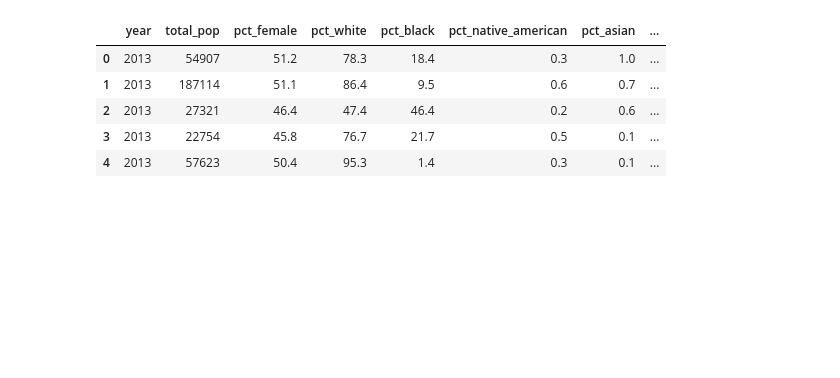
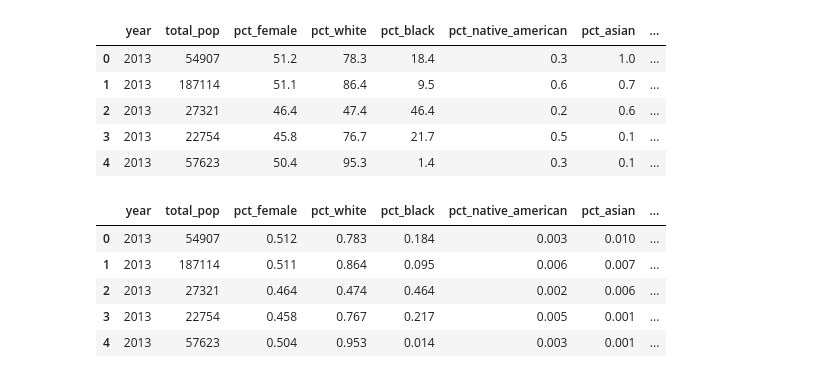
Before and after one commit to JayRPhilbrick/bdsi22dataminingsti, a Jupyter notebook: Notebooks/acs_dp05_cleaning_2013_redo.ipynb, the cells around one changed output. Drawn from its saved outputs; the diff is of its cells as text; code cells hidden in the pictures; blank space fills up the shorter version.

```diff
--- a/Notebooks/acs_dp05_cleaning_2013_redo.ipynb
+++ b/Notebooks/acs_dp05_cleaning_2013_redo.ipynb
@@ -141,5 +141,23 @@ df.head()
 | 2 | 2013 | 27321 | 46.4 | 47.4 | 46.4 | 0.2 | 0.6 | ... |
 | 3 | 2013 | 22754 | 45.8 | 76.7 | 21.7 | 0.5 | 0.1 | ... |
 | 4 | 2013 | 57623 | 50.4 | 95.3 | 1.4 | 0.3 | 0.1 | ... |
+# %%
+df['pct_female'] = df['pct_female'].apply(lambda x: x*0.01)
+df['pct_white'] = df['pct_white'].apply(lambda x: x*0.01)
+df['pct_black'] = df['pct_black'].apply(lambda x: x*0.01)
+df['pct_native_american'] = df['pct_native_american'].apply(lambda x: x*0.01)
+df['pct_asian'] = df['pct_asian'].apply(lambda x: x*0.01)
+df['pct_native_hawaiian_pacific_islander'] = df['pct_native_hawaiian_pacific_islander'].apply(lambda x: x*0.01)
+df['pct_two_or_more_races'] = df['pct_two_or_more_races'].apply(lambda x: x*0.01)
+df['pct_hispanic'] = df['pct_hispanic'].apply(lambda x: x*0.01)
+
+df.head()
+# %% [output]
+|  | year | total_pop | pct_female | pct_white | pct_black | pct_native_american | pct_asian | ... |
+| 0 | 2013 | 54907 | 0.512 | 0.783 | 0.184 | 0.003 | 0.010 | ... |
+| 1 | 2013 | 187114 | 0.511 | 0.864 | 0.095 | 0.006 | 0.007 | ... |
+| 2 | 2013 | 27321 | 0.464 | 0.474 | 0.464 | 0.002 | 0.006 | ... |
+| 3 | 2013 | 22754 | 0.458 | 0.767 | 0.217 | 0.005 | 0.001 | ... |
+| 4 | 2013 | 57623 | 0.504 | 0.953 | 0.014 | 0.003 | 0.001 | ... |
 # %%
 df.to_csv("..\Data\Clean\ACS\ACSDP052013_clean.csv")
```
Also changed, not shown: 13 other files.
